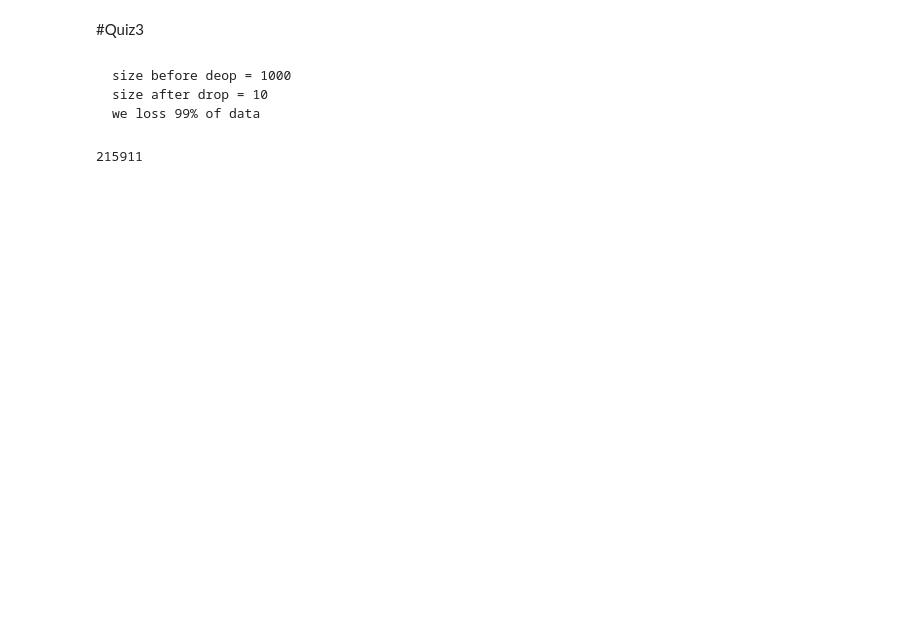
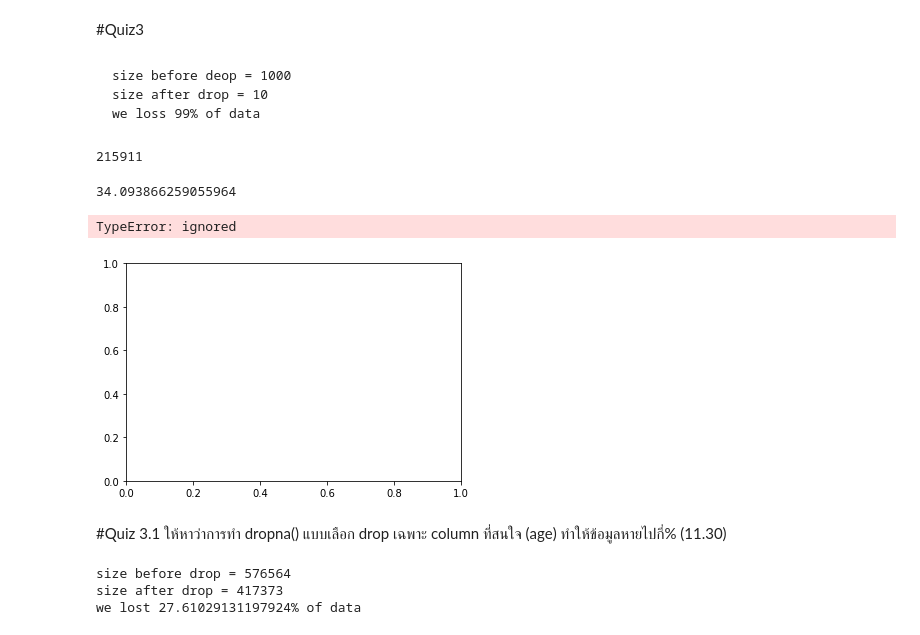
Before and after one commit to 603021852-8/DWDM21, a Jupyter notebook: Data_Preprocessing_(Chapter3).ipynb, the cells around one changed output. Drawn from its saved outputs; the diff is of its cells as text; code cells hidden in the pictures; blank space fills up the shorter version.

Commit message:
Quiz3.1

```diff
--- a/Data_Preprocessing_(Chapter3).ipynb
+++ b/Data_Preprocessing_(Chapter3).ipynb
@@ -93,3 +237,26 @@ after = data_cases.shape[0] - data_cases.dropna().shape[0]
 after
 # %% [output]
 215911
+# %%
+data_af = (after/data_cases.shape[0])*100
+data_af
+# %% [output]
+34.093866259055964
+# %%
+data_cases_nomissingAge = data_cases.dropna(subset=['age']) #ลบเฉพาะในที่ไม่มี age
+# %%
+plt.boxplot(data_cases_nomissingAge['age']) #พล็อตกราฟตัวอันใหม่
+# %% [output]
+TypeError: ignored
+[figure, added]
+# %% [markdown]
+#Quiz 3.1 ให้หาว่าการทำ dropna() แบบเลือก drop เฉพาะ column ที่สนใจ (age) ทำให้ข้อมูลหายไปกี่% (11.30)
+# %%
+removed = data_cases_nomissingAge.shape[0] - data_cases.dropna().shape[0]
+print(f'size before drop = {data_cases_nomissingAge.shape[0]}')
+print(f'size after drop = {data_cases_nomissingAge.dropna().shape[0]}')
+print(f'we lost {100*(removed/data_cases_nomissingAge.shape[0])}% of data')
+# %% [output]
+size before drop = 576564
+size after drop = 417373
+we lost 27.61029131197924% of data
```
Also changed, not shown: parts of 21 cells of this notebook.
